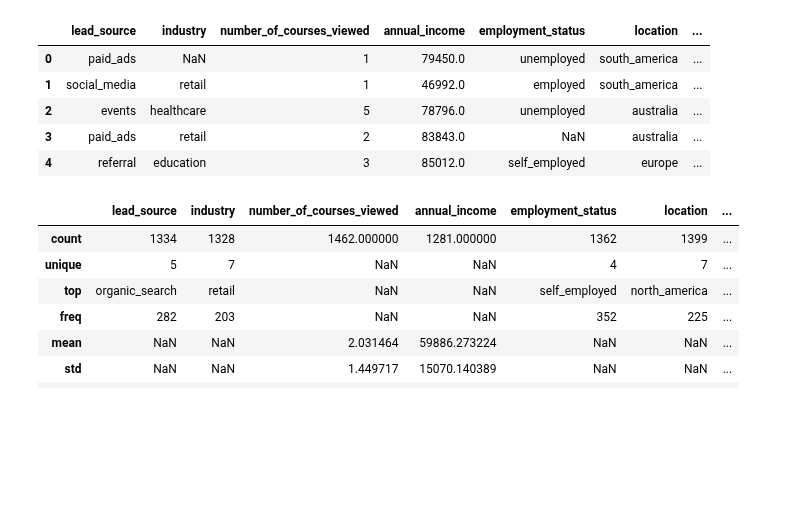
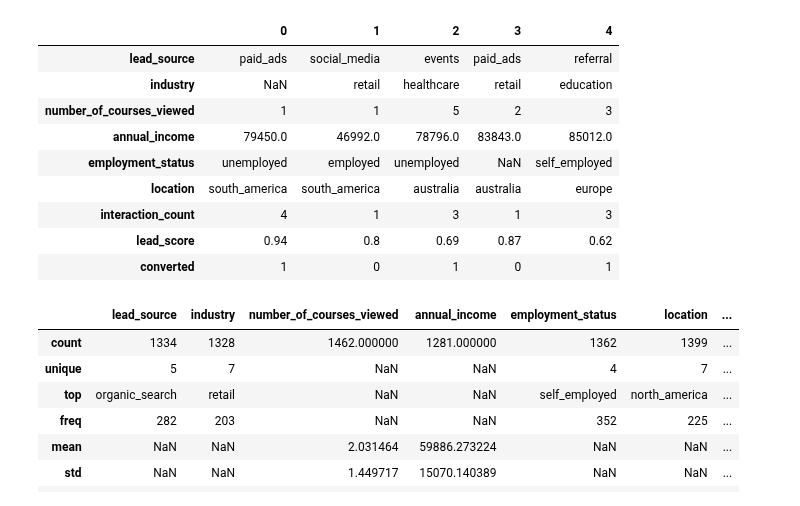
Before and after one commit to srikaldata/ml-zoomcamp-2025, a Jupyter notebook: 03-classification/03-classification-homework.ipynb, the cells around one changed output. Saved outputs shown, nothing was run; the diff lists cells and outputs as text; code cells hidden in the pictures; blank space fills up the shorter version.

```diff
--- a/03-classification/03-classification-homework.ipynb
+++ b/03-classification/03-classification-homework.ipynb
@@ -5,15 +5,19 @@ import matplotlib.pyplot as plt
 # %%
 # importing data
 cls_df = pd.read_csv('course_lead_scoring.csv')
 
-cls_df.head()
+cls_df.head().T
 # %% [output]
-|  | lead_source | industry | number_of_courses_viewed | annual_income | employment_status | location | ... |
-| 0 | paid_ads | NaN | 1 | 79450.0 | unemployed | south_america | ... |
-| 1 | social_media | retail | 1 | 46992.0 | employed | south_america | ... |
-| 2 | events | healthcare | 5 | 78796.0 | unemployed | australia | ... |
-| 3 | paid_ads | retail | 2 | 83843.0 | NaN | australia | ... |
-| 4 | referral | education | 3 | 85012.0 | self_employed | europe | ... |
+|  | 0 | 1 | 2 | 3 | 4 |
+| lead_source | paid_ads | social_media | events | paid_ads | referral |
+| industry | NaN | retail | healthcare | retail | education |
+| number_of_courses_viewed | 1 | 1 | 5 | 2 | 3 |
+| annual_income | 79450.0 | 46992.0 | 78796.0 | 83843.0 | 85012.0 |
+| employment_status | unemployed | employed | unemployed | NaN | self_employed |
+| location | south_america | south_america | australia | australia | europe |
+| interaction_count | 4 | 1 | 3 | 1 | 3 |
+| lead_score | 0.94 | 0.8 | 0.69 | 0.87 | 0.62 |
+| converted | 1 | 0 | 1 | 0 | 1 |
 # %%
 # EDA
 # exploring the stats of features
```
Also changed, not shown: parts of 5 cells of this notebook.
